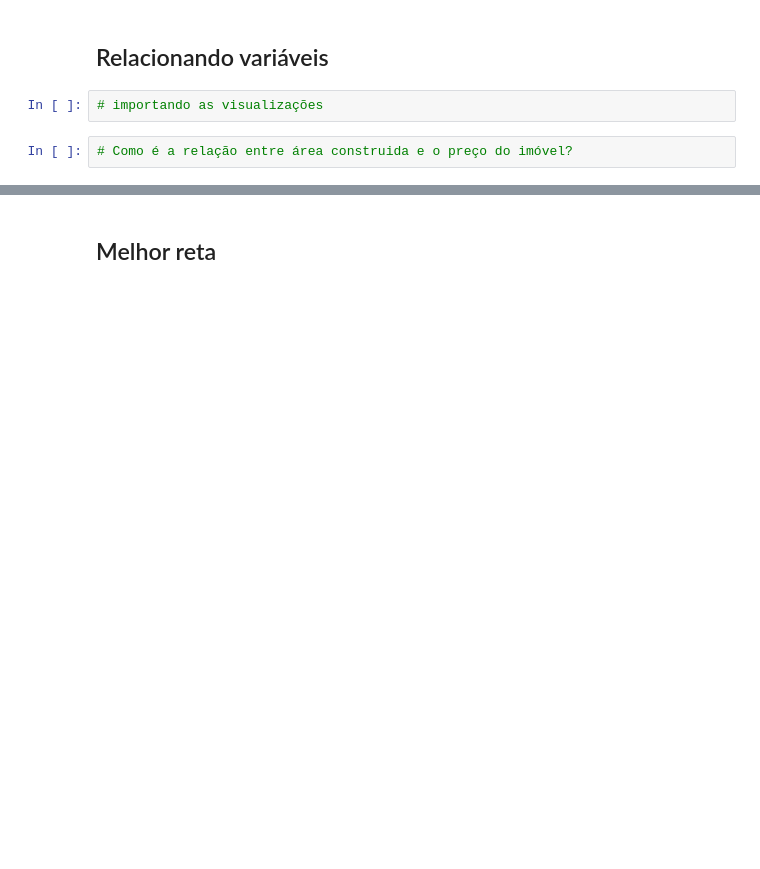
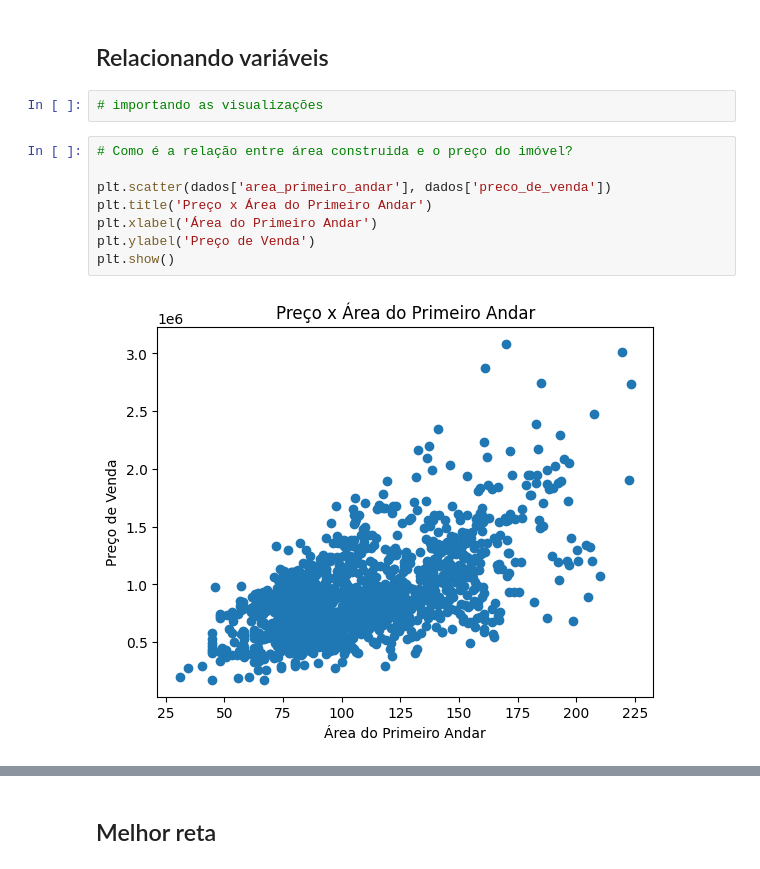
Before and after one commit to mauricioaalmeida/ONE-ML, a Jupyter notebook: [Aula_1]_Preços_de_Imóveis_Utilizando_Regressão_Linear.ipynb, the cells around one changed output, grey strips where cells are left out. Saved outputs shown, nothing was run; the diff lists cells and outputs as text; blank space fills up the shorter version.

```diff
--- a/[Aula_1]_Preços_de_Imóveis_Utilizando_Regressão_Linear.ipynb
+++ b/[Aula_1]_Preços_de_Imóveis_Utilizando_Regressão_Linear.ipynb
@@ -42,6 +131,14 @@ Com o coeficiente de Correlação de Pearson nos permite medir a relação linea
 # importando as visualizações
 # %%
 # Como é a relação entre área construida e o preço do imóvel?
+
+plt.scatter(dados['area_primeiro_andar'], dados['preco_de_venda'])
+plt.title('Preço x Área do Primeiro Andar')
+plt.xlabel('Área do Primeiro Andar')
+plt.ylabel('Preço de Venda')
+plt.show()
+# %% [output]
+[figure, added]
 # %%
 # Aparentemente quanto maior a área do primeiro andar, maior o preço da casa.
 # E se quisermos traçar uma linha que melhor representa esse comportamento?
```
Also changed, not shown: parts of 81 cells of this notebook.
